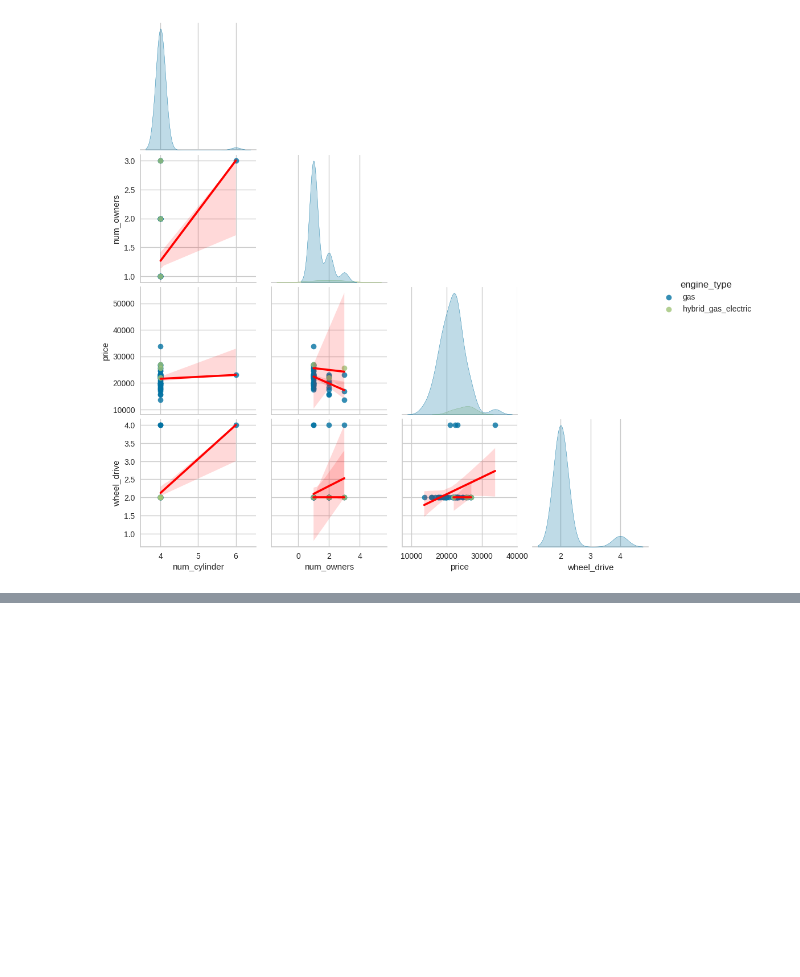
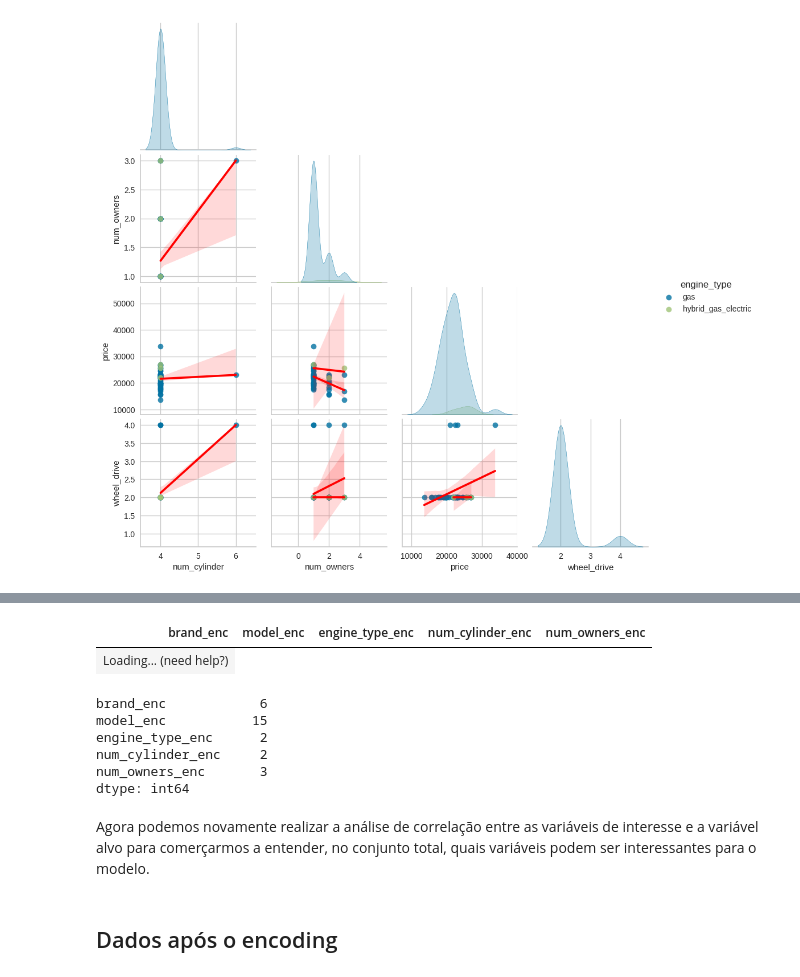
Before and after one commit to carlosvneves/post_tech_fase02_desafio_aula05, a Jupyter notebook: src/desafio_fase02_aula05/explore.ipynb, the cells around one changed output, grey strips where cells are left out. Saved outputs shown, nothing was run; the diff lists cells and outputs as text; code cells hidden in the pictures; blank space fills up the shorter version.

```diff
--- a/src/desafio_fase02_aula05/explore.ipynb
+++ b/src/desafio_fase02_aula05/explore.ipynb
@@ -373,0 +586,28 @@ p = pairplot(newdf, hue= 'engine_type',vars=vars,  kind='reg',corner=True, heigh
+# %%
+from sklearn import preprocessing
+
+new_df = data_quali.copy()
+new_df.drop(['type'], axis=1, inplace=True)
+new_df['num_cylinder'] = data_quanti['num_cylinder']
+new_df['num_owners'] = data_quanti['num_owners']
+label_encoder = preprocessing.LabelEncoder()
+encoded_cols = [label_encoder.fit_transform(new_df[col]) for col in new_df.columns]
+df_encoded_vars = pd.DataFrame(encoded_cols).T
+df_encoded_vars.columns = [str(j) + "_enc" for j in new_df.columns]
+show(df_encoded_vars)
+# %% [output]
+| brand_enc | model_enc | engine_type_enc | num_cylinder_enc | num_owners_enc |
+| Loading... (need help?) |
+# %%
+df_encoded_vars.nunique()
+# %% [output]
+brand_enc            6
+model_enc           15
+engine_type_enc      2
+num_cylinder_enc     2
+num_owners_enc       3
+dtype: int64
+# %% [markdown]
+Agora podemos novamente realizar a análise de correlação entre as variáveis de interesse e a variável alvo para comerçarmos a entender, no conjunto total, quais variáveis podem ser interessantes para o modelo.
+# %% [markdown]
+## Dados após o encoding
```
Also changed, not shown: parts of 52 cells of this notebook, 2 other files.
